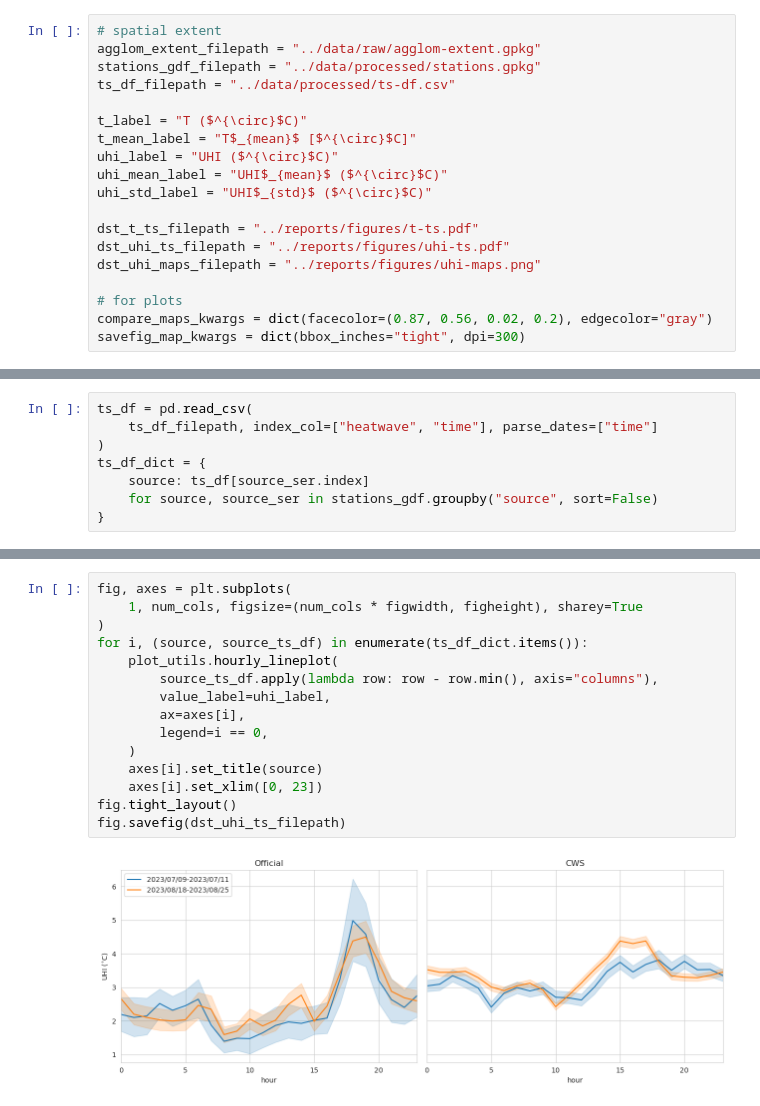
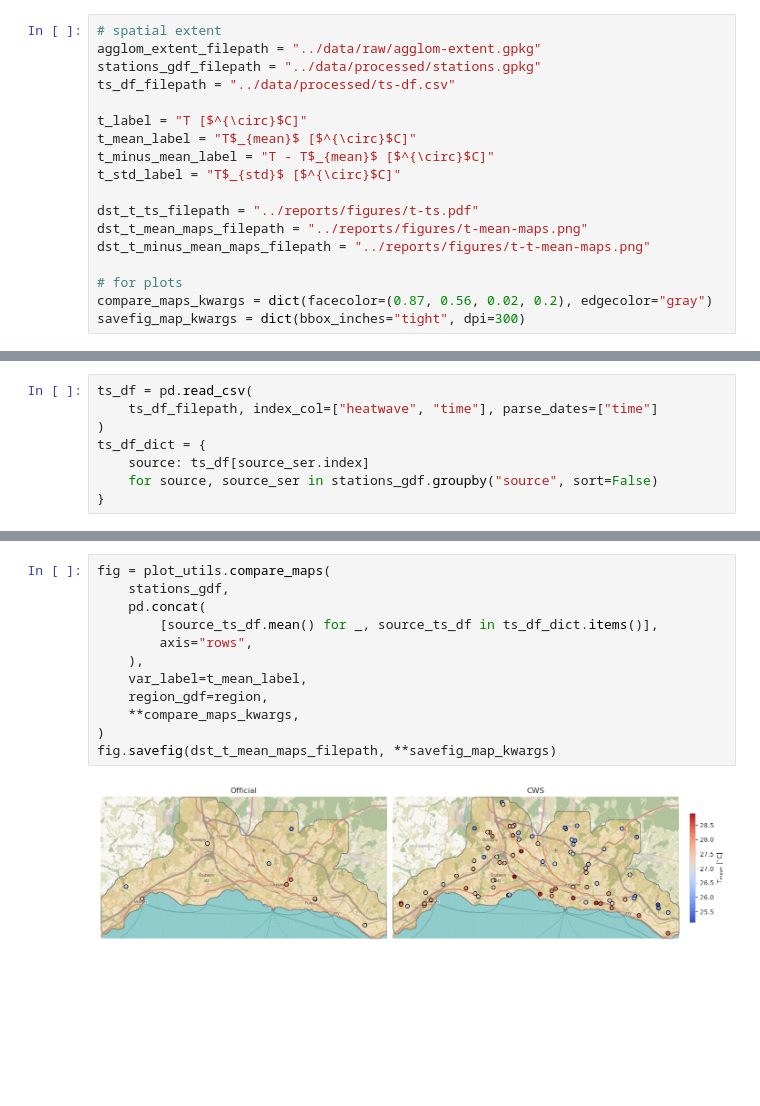
Before and after one commit to martibosch/uhi-cws-lausanne, a Jupyter notebook: notebooks/uhi-eda.ipynb, the cells around one changed output, grey strips where cells are left out. Cells and saved outputs as stored; diff of their text form; blank space fills up the shorter version.

```diff
--- a/notebooks/uhi-eda.ipynb
+++ b/notebooks/uhi-eda.ipynb
@@ -16,15 +16,14 @@ agglom_extent_filepath = "../data/raw/agglom-extent.gpkg"
 stations_gdf_filepath = "../data/processed/stations.gpkg"
 ts_df_filepath = "../data/processed/ts-df.csv"
 
-t_label = "T ($^{\circ}$C)"
+t_label = "T [$^{\circ}$C]"
 t_mean_label = "T$_{mean}$ [$^{\circ}$C]"
-uhi_label = "UHI ($^{\circ}$C)"
-uhi_mean_label = "UHI$_{mean}$ ($^{\circ}$C)"
-uhi_std_label = "UHI$_{std}$ ($^{\circ}$C)"
+t_minus_mean_label = "T - T$_{mean}$ [$^{\circ}$C]"
+t_std_label = "T$_{std}$ [$^{\circ}$C]"
 
 dst_t_ts_filepath = "../reports/figures/t-ts.pdf"
-dst_uhi_ts_filepath = "../reports/figures/uhi-ts.pdf"
-dst_uhi_maps_filepath = "../reports/figures/uhi-maps.png"
+dst_t_mean_maps_filepath = "../reports/figures/t-mean-maps.png"
+dst_t_minus_mean_maps_filepath = "../reports/figures/t-t-mean-maps.png"
 
 # for plots
 compare_maps_kwargs = dict(facecolor=(0.87, 0.56, 0.02, 0.2), edgecolor="gray")
@@ -83,20 +82,17 @@ fig.savefig(dst_t_ts_filepath)
 # %%
-fig, axes = plt.subplots(
-    1, num_cols, figsize=(num_cols * figwidth, figheight), sharey=True
+fig = plot_utils.compare_maps(
+    stations_gdf,
+    pd.concat(
+        [source_ts_df.mean() for _, source_ts_df in ts_df_dict.items()],
+        axis="rows",
+    ),
+    var_label=t_mean_label,
+    region_gdf=region,
+    **compare_maps_kwargs,
 )
-for i, (source, source_ts_df) in enumerate(ts_df_dict.items()):
-    plot_utils.hourly_lineplot(
-        source_ts_df.apply(lambda row: row - row.min(), axis="columns"),
-        value_label=uhi_label,
-        ax=axes[i],
-        legend=i == 0,
-    )
-    axes[i].set_title(source)
-    axes[i].set_xlim([0, 23])
-fig.tight_layout()
-fig.savefig(dst_uhi_ts_filepath)
+fig.savefig(dst_t_mean_maps_filepath, **savefig_map_kwargs)
 # %% [output]
-[figure, old version]
+[figure, new version]
 # %%
 fig = plot_utils.compare_maps(
     stations_gdf,
```
Also changed, not shown: parts of 5 cells of this notebook, 6 other files.
